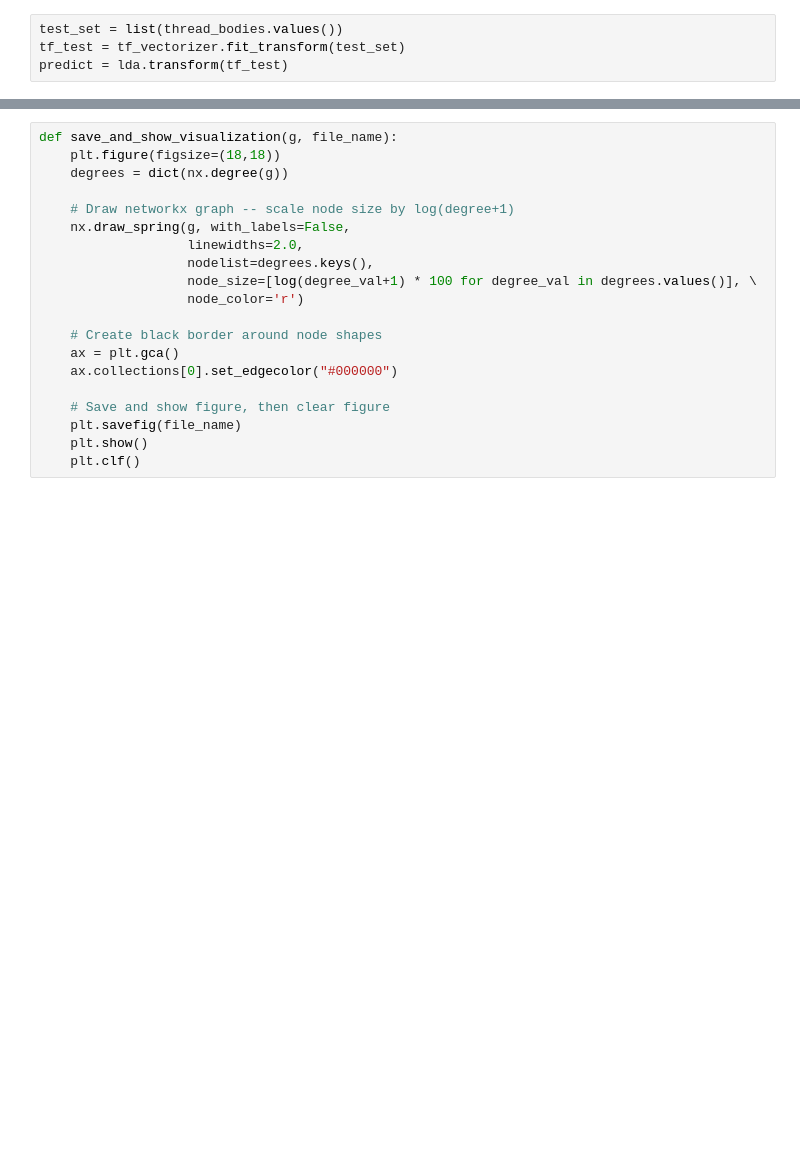
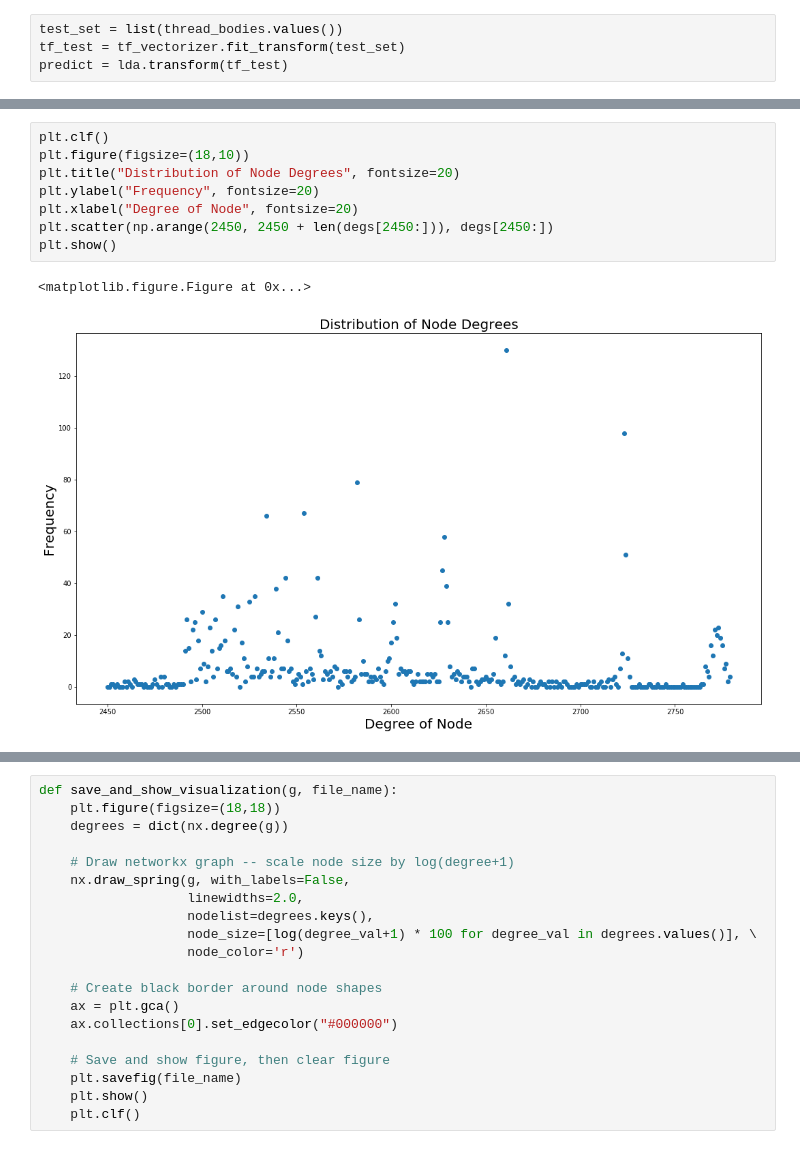
Before and after one commit to peteli3/networks-final-proj, a Jupyter notebook: reddit_network.ipynb, the cells around one changed output, grey strips where cells are left out. Saved outputs shown, nothing was run; the diff lists cells and outputs as text; blank space fills up the shorter version.

```diff
--- a/reddit_network.ipynb
+++ b/reddit_network.ipynb
@@ -207,0 +199,11 @@ Average degree: 390.2127
+# %%
+plt.clf()
+plt.figure(figsize=(18,10))
+plt.title("Distribution of Node Degrees", fontsize=20)
+plt.ylabel("Frequency", fontsize=20)
+plt.xlabel("Degree of Node", fontsize=20)
+plt.scatter(np.arange(2450, 2450 + len(degs[2450:])), degs[2450:])
+plt.show()
+# %% [output]
+<matplotlib.figure.Figure at 0x...>
+[figure, added]
```
Also changed, not shown: parts of 19 cells of this notebook.
